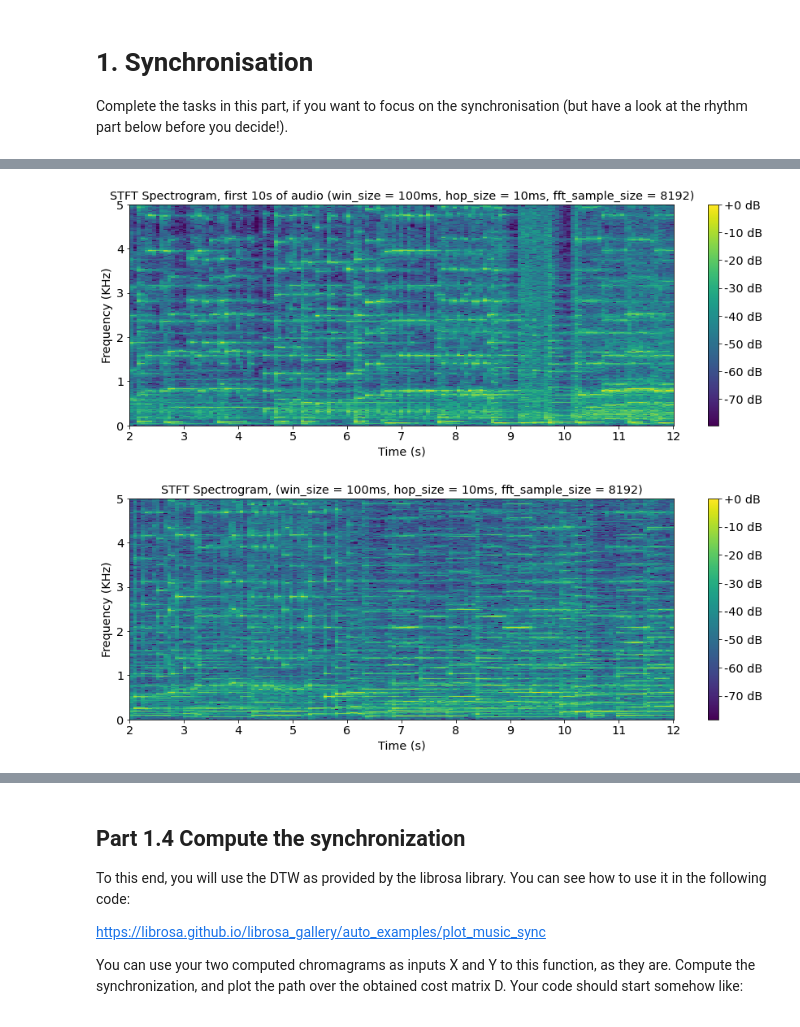
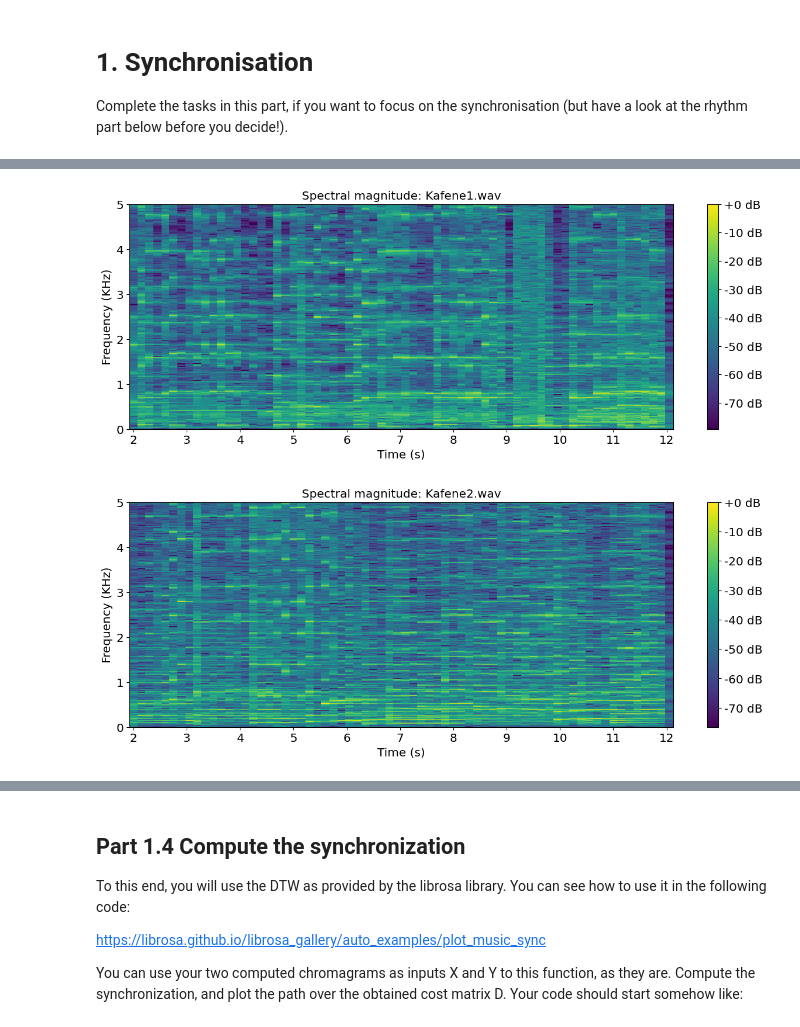
Before and after one commit to simoclemens/KTH-MusicInformaticsLabs, a Jupyter notebook: DT2470_lab03-1.ipynb, the cells around one changed output, grey strips where cells are left out. Cells and saved outputs as stored; diff of their text form; code cells hidden in the pictures.

```diff
--- a/DT2470_lab03-1.ipynb
+++ b/DT2470_lab03-1.ipynb
@@ -125,39 +123,39 @@ def plot_stft_from_audio_segment(audio_segment, window_type, window_size, hop_si
     plt.xlabel('Time (s)')
     plt.ylabel('Frequency (KHz)')
     plt.ylim((0,5)) # limit to 5kHz the frequency axis
     # Customize the x-axis ticks and labels
     x_ticks_positions = np.arange(0, 11)
     x_ticks_labels = [str(i) for i in range(2, 13)]
     plt.xticks(x_ticks_positions, x_ticks_labels)
     plt.pcolormesh(time, frequency, stft_db)
     plt.colorbar(format='%+2.0f dB')
     plt.show()
     return frequency*1000, time, stft_db
 
 # Plot the stft spectrogram of the first 10s with the given parameters
 
 freq1, time1, stft_db1 = plot_stft_from_audio_segment(
     samples1,
     window_type='hann',
     window_size=0.15,
-    hop_size=0.07,
+    hop_size=0.15,
     fft_sample_size=0.15*sample_rate1,
     sample_rate=sample_rate1,
-    plot_title="STFT Spectrogram, first 10s of audio (win_size = 100ms, hop_size = 10ms, fft_sample_size = 8192)"
+    plot_title="Spectral magnitude: Kafene1.wav"
     )
 
 freq2, time2, stft_db2 =plot_stft_from_audio_segment(
     samples2,
     window_type='hann',
     window_size=0.15,
-    hop_size=0.07,
+    hop_size=0.15,
     fft_sample_size=0.15*sample_rate2,
     sample_rate=sample_rate2,
-    plot_title="STFT Spectrogram, (win_size = 100ms, hop_size = 10ms, fft_sample_size = 8192)"
+    plot_title="Spectral magnitude: Kafene2.wav"
     )
 # %% [output]
-[figure, old version]
+[figure, new version]
-[figure, old version]
+[figure, new version]
 # %% [markdown]
 ## Part 1.3 Compute a log-frequency spectrogram
 
```
Also changed, not shown: parts of 12 cells of this notebook.
